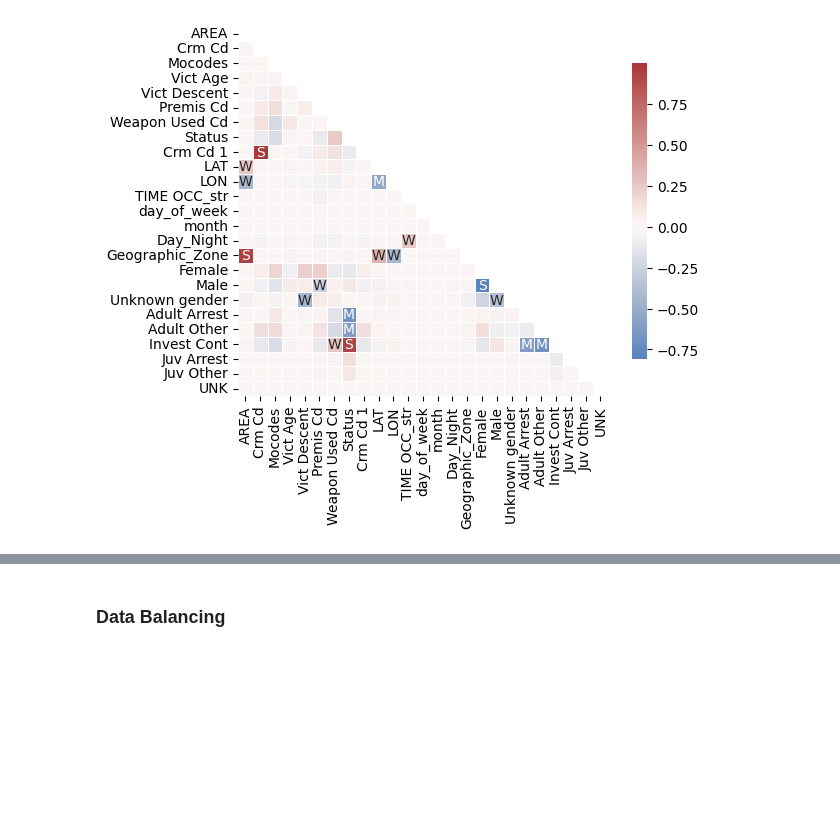
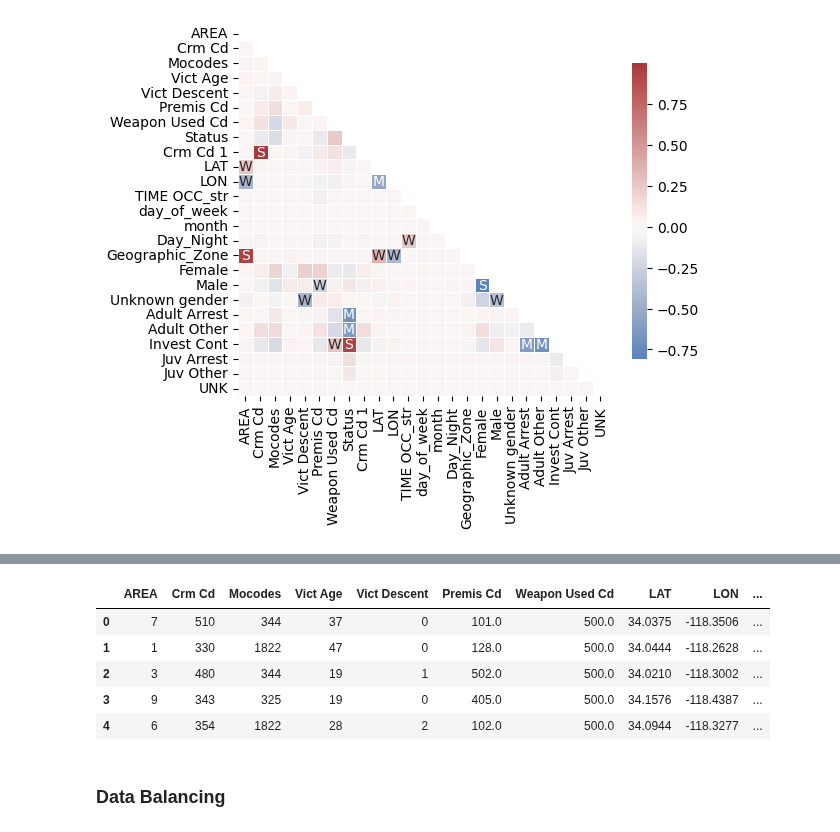
Before and after one commit to jasmrntha/tgp1-pap-c, a Jupyter notebook: tgp2-klasifikasi.ipynb, the cells around one changed output, grey strips where cells are left out. Cells and saved outputs as stored; diff of their text form; code cells hidden in the pictures; blank space fills up the shorter version.

```diff
--- a/tgp2-klasifikasi.ipynb
+++ b/tgp2-klasifikasi.ipynb
@@ -516,3 +580,13 @@ sns.heatmap(corr,
+# %%
+dt_selected = dt_transformed.drop(['Crm Cd 1', 'Geographic_Zone', 'Status', 'Adult Arrest', 'Female'], axis=1)
+dt_selected.head()
+# %% [output]
+|  | AREA | Crm Cd | Mocodes | Vict Age | Vict Descent | Premis Cd | Weapon Used Cd | LAT | LON | ... |
+| 0 | 7 | 510 | 344 | 37 | 0 | 101.0 | 500.0 | 34.0375 | -118.3506 | ... |
+| 1 | 1 | 330 | 1822 | 47 | 0 | 128.0 | 500.0 | 34.0444 | -118.2628 | ... |
+| 2 | 3 | 480 | 344 | 19 | 1 | 502.0 | 500.0 | 34.0210 | -118.3002 | ... |
+| 3 | 9 | 343 | 325 | 19 | 0 | 405.0 | 500.0 | 34.1576 | -118.4387 | ... |
+| 4 | 6 | 354 | 1822 | 28 | 2 | 102.0 | 500.0 | 34.0944 | -118.3277 | ... |
 # %% [markdown]
 ### Data Balancing
 # %%
```
Also changed, not shown: parts of 7 cells of this notebook.
